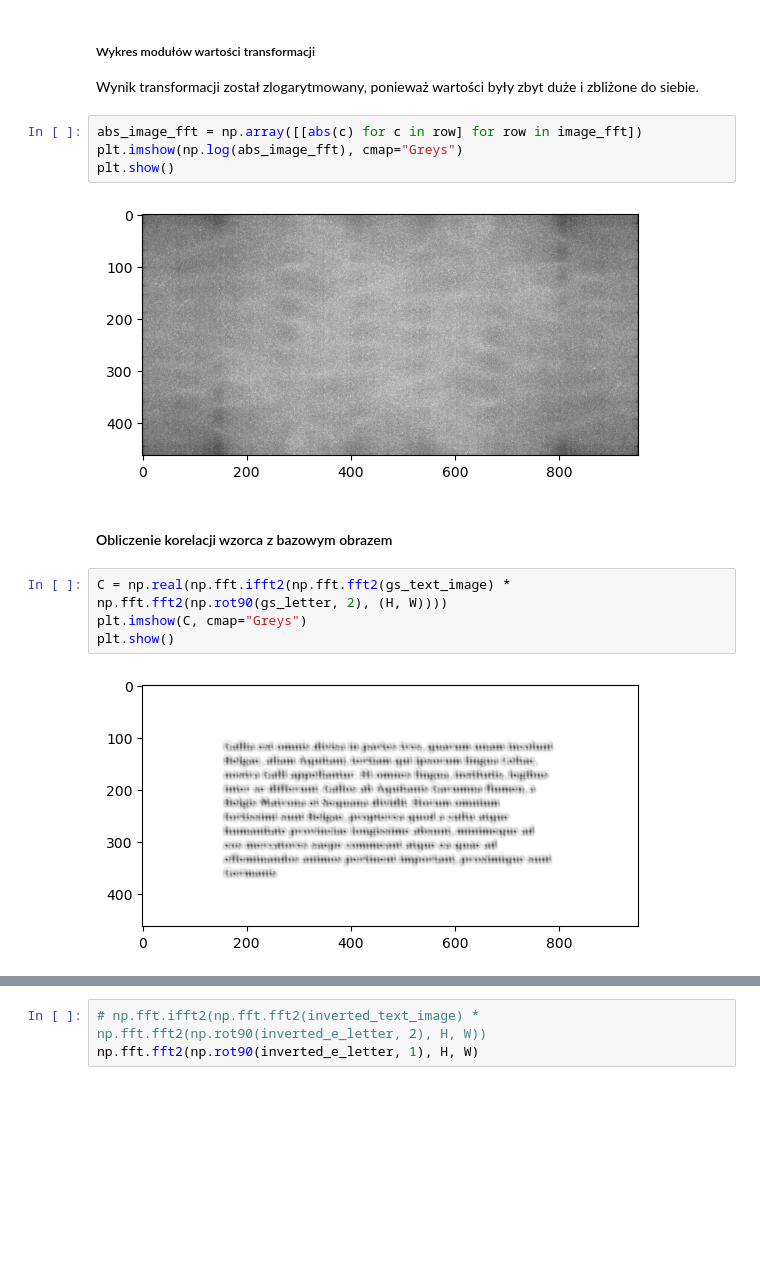
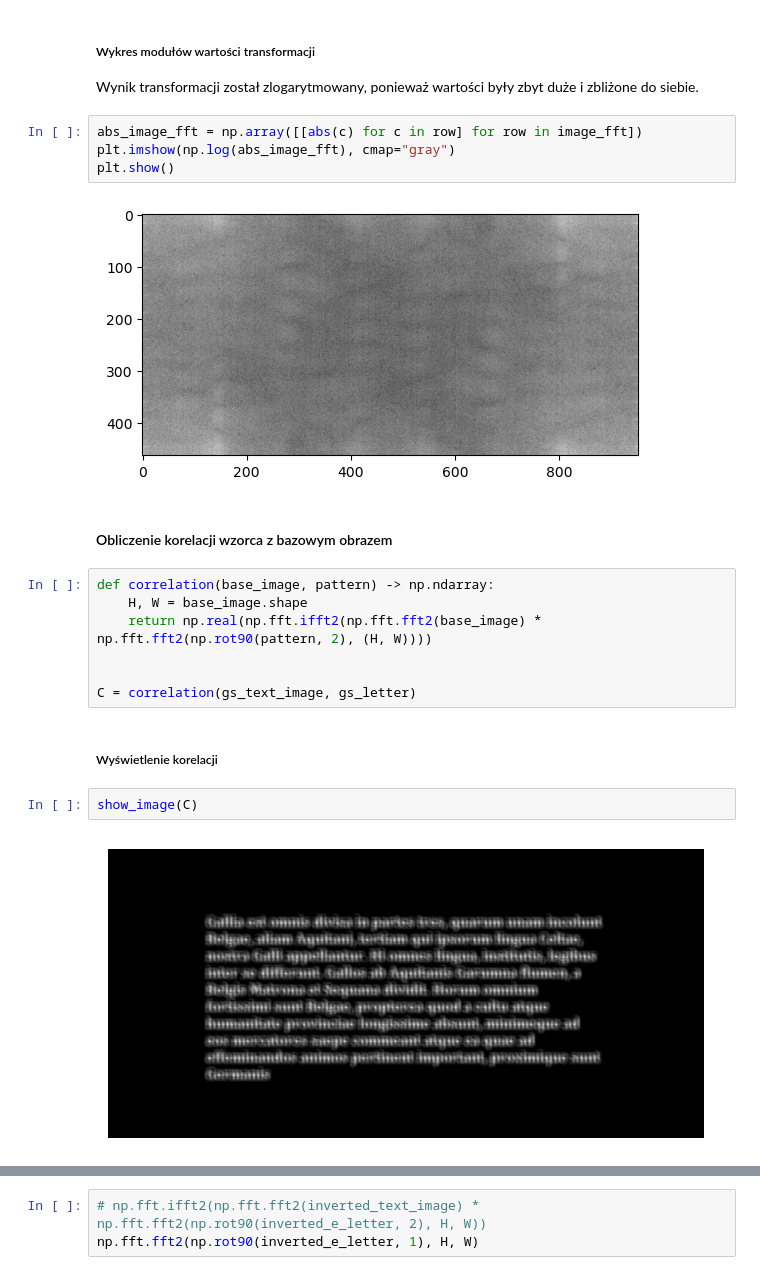
Before and after one commit to Szaroslav/computational-methods-agh-course, a Jupyter notebook: lab09/lab09.ipynb, the cells around one changed output, grey strips where cells are left out. Drawn from its saved outputs; the diff is of its cells as text; blank space fills up the shorter version.

```diff
--- a/lab09/lab09.ipynb
+++ b/lab09/lab09.ipynb
@@ -71,15 +88,22 @@ plt.show()
 Wynik transformacji został zlogarytmowany, ponieważ wartości były zbyt duże i zbliżone do siebie.
 # %%
 abs_image_fft = np.array([[abs(c) for c in row] for row in image_fft])
-plt.imshow(np.log(abs_image_fft), cmap="Greys")
+plt.imshow(np.log(abs_image_fft), cmap="gray")
 plt.show()
 # %% [output]
-[figure, old version]
+[figure, new version]
 # %% [markdown]
 #### Obliczenie korelacji wzorca z bazowym obrazem
 # %%
-C = np.real(np.fft.ifft2(np.fft.fft2(gs_text_image) * np.fft.fft2(np.rot90(gs_letter, 2), (H, W))))
-plt.imshow(C, cmap="Greys")
-plt.show()
+def correlation(base_image, pattern) -> np.ndarray:
+    H, W = base_image.shape
+    return np.real(np.fft.ifft2(np.fft.fft2(base_image) * np.fft.fft2(np.rot90(pattern, 2), (H, W))))
+
+
+C = correlation(gs_text_image, gs_letter)
-# %% [output]
-[figure, removed]
+# %% [markdown]
+##### Wyświetlenie korelacji
+# %%
+show_image(C)
+# %% [output]
+[figure, added]
```
Also changed, not shown: parts of 14 cells of this notebook, 1 other file.
